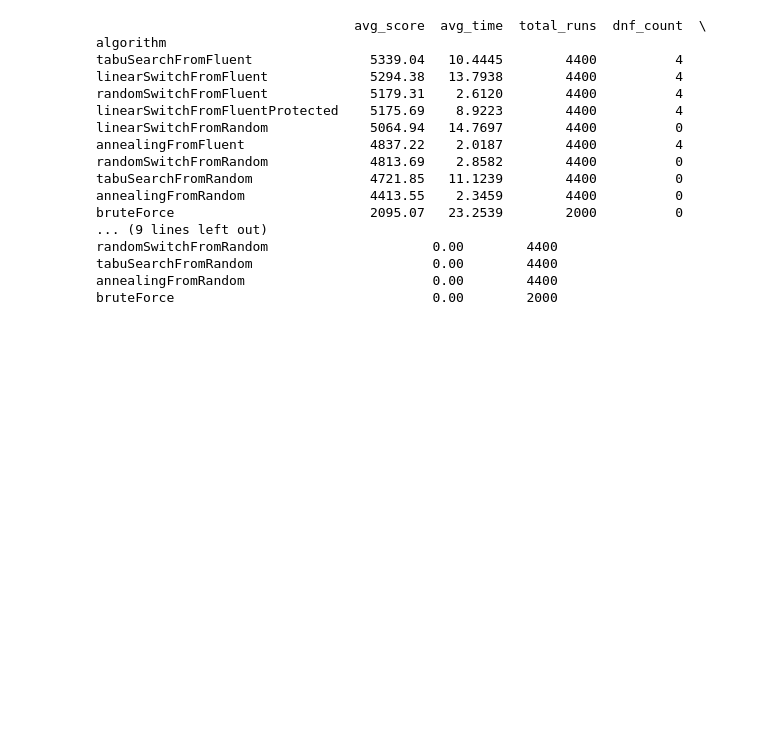
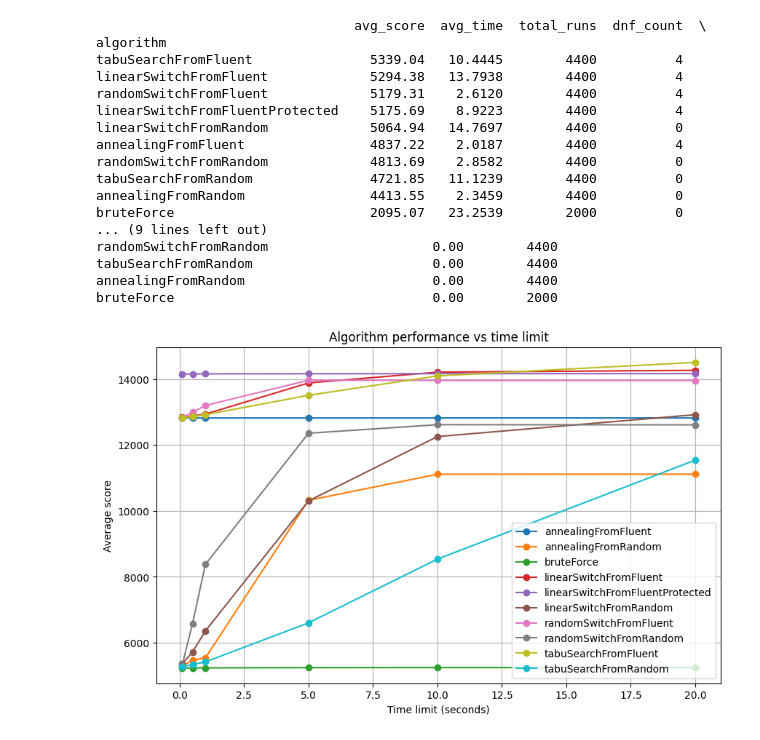
Before and after one commit to Frededb/BachelorProject-SeatingArrangement, a Jupyter notebook: Data/plots.ipynb, the cells around one changed output. Drawn from its saved outputs; the diff is of its cells as text; code cells hidden in the pictures; blank space fills up the shorter version.

Commit message:
data analysis

```diff
--- a/Data/plots.ipynb
+++ b/Data/plots.ipynb
@@ -142,3 +142,49 @@ def analyze_for_n(df, n_people):
     result["valid_runs"] = result["total_runs"] - result["dnf_count"]
 
     return result.sort_values(by="avg_score", ascending=False).round(2)
+# %%
+import pandas as pd
+import matplotlib.pyplot as plt
+
+# Load data
+df = pd.read_csv("flattened_timecomp_experiments_data.csv")
+
+# Ensure numeric types
+df["score"] = pd.to_numeric(df["score"], errors="coerce")
+df["timelimit"] = pd.to_numeric(df["timelimit"], errors="coerce")
+
+# Drop bad rows
+df = df.dropna()
+
+# Group and aggregate
+summary = df.groupby(["algorithm", "timelimit"]).agg(
+    mean_score=("score", "mean"),
+    std_score=("score", "std")
+).reset_index()
+
+# Plot
+plt.figure(figsize=(10, 6))
+
+for algo in summary["algorithm"].unique():
+    subset = summary[summary["algorithm"] == algo]
+
+    # Sort by timelimit (IMPORTANT for correct lines)
+    subset = subset.sort_values("timelimit")
+
+    plt.plot(
+        subset["timelimit"],
+        subset["mean_score"],
+        marker="o",
+        label=algo
+    )
+
+plt.xlabel("Time limit (seconds)")
+plt.ylabel("Average score")
+plt.title("Algorithm performance vs time limit")
+plt.legend()
+plt.grid(True)
+
+plt.savefig("plots/time_vs_score.png", dpi=300, bbox_inches="tight")
+plt.show()
+# %% [output]
+[figure, added]
```
Also changed, not shown: 8 other files.
